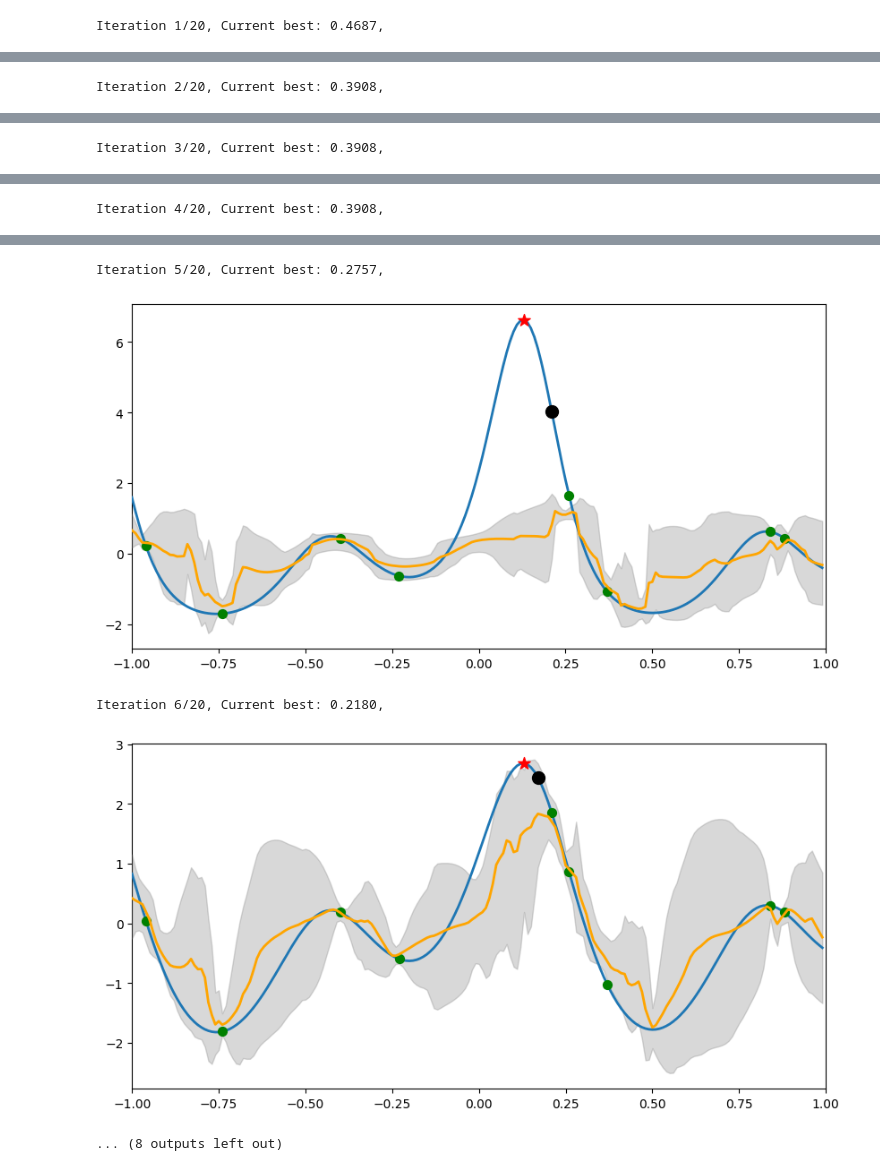
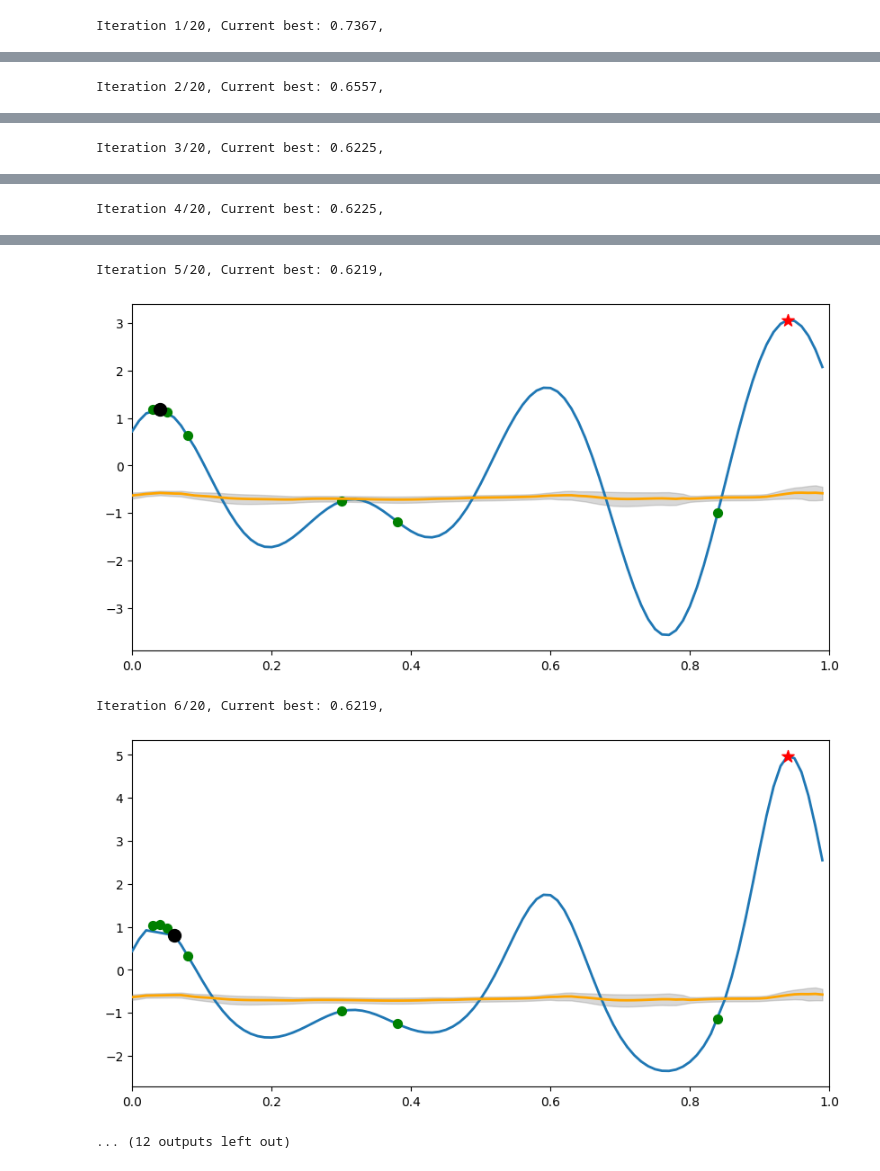
Before and after one commit to timruhkopf/ExperiencedFT-PFNs, a Jupyter notebook: HPO_tasks/Meta-learning-BO/benchmarks/SimpleSynth/demo_simple_sausage.ipynb, the cells around one changed output, grey strips where cells are left out. Cells and saved outputs as stored; diff of their text form; code cells hidden in the pictures.

```diff
--- a/HPO_tasks/Meta-learning-BO/benchmarks/SimpleSynth/demo_simple_sausage.ipynb
+++ b/HPO_tasks/Meta-learning-BO/benchmarks/SimpleSynth/demo_simple_sausage.ipynb
@@ -33,7 +30,7 @@ torch.manual_seed(seed_num)
 np.random.seed(seed_num)
 random.seed(seed_num)
 
-benchmark = SimpleSynth(seed=test_seed, start_task=task_id, initializations=4)
+benchmark = SimpleSynth(seed=test_seed, start_task=task_id, initializations=2)
 #meta_data = benchmark.get_meta_data(task_ids=[3, 4, 5, 7, 11])
 meta_data = benchmark.get_meta_data()
 X = np.asarray(benchmark.benchmark_data["X"])
@@ -56,7 +53,7 @@ for i, (k, mdata) in enumerate(meta_data.items()):
         sort_idx = np.argsort(mX.flatten())
         ax.plot(mX[sort_idx], mY[sort_idx], linewidth=lw, label=task_names[i])
 
-ax.set_xlim(-1,1)
+ax.set_xlim(0,1)
 
 
 lines_labels = [ax.get_legend_handles_labels() for ax in fig.axes]
@@ -109,7 +106,7 @@ for iteration in range(max_evaluations):
     # Plot median as a line
     ax.plot(X[pending_evaluations].squeeze(), median[:, 0], color="orange", label="Median", linewidth=lw, zorder=99)
 
-    quantiles = optimizer.ppfn.model.criterion.quantile(optimizer.ppfn.target_logits, center_prob=0.95)
+    quantiles = optimizer.ppfn.model.criterion.quantile(optimizer.ppfn.target_logits, center_prob=0.99)
     # Plot confidence interval as a shaded area
     ax.fill_between(
         X[pending_evaluations].squeeze(),
@@ -120,7 +117,7 @@ for iteration in range(max_evaluations):
         label="Confidence Interval",
         zorder=98
     )
-    ax.set_xlim(-1, 1)
+    ax.set_xlim(0, 1)
 
 
     idx = pending_evaluations[idx]
@@ -142,4 +139,4 @@ for iteration in range(max_evaluations):
 # negate to recover accuracy
 min_regret_history += [min(y).item()] * (max_evaluations - i - 1)
 # %% [output]
-Iteration 1/20, Current best: 0.4687,
+Iteration 1/20, Current best: 0.7367,
@@ -147 +144 @@ Iteration 1/20, Current best: 0.4687,
-Iteration 2/20, Current best: 0.3908,
+Iteration 2/20, Current best: 0.6557,
@@ -149 +146 @@ Iteration 2/20, Current best: 0.3908,
-Iteration 3/20, Current best: 0.3908,
+Iteration 3/20, Current best: 0.6225,
@@ -151 +148 @@ Iteration 3/20, Current best: 0.3908,
-Iteration 4/20, Current best: 0.3908,
+Iteration 4/20, Current best: 0.6225,
@@ -153,5 +150,5 @@ Iteration 4/20, Current best: 0.3908,
-Iteration 5/20, Current best: 0.2757,
+Iteration 5/20, Current best: 0.6219,
-[figure, old version]
+[figure, new version]
-Iteration 6/20, Current best: 0.2180,
+Iteration 6/20, Current best: 0.6219,
-[figure, old version]
+[figure, new version]
-... (8 outputs left out)
+... (12 outputs left out)
```
Also changed, not shown: parts of 3 cells of this notebook, 54 other files.
